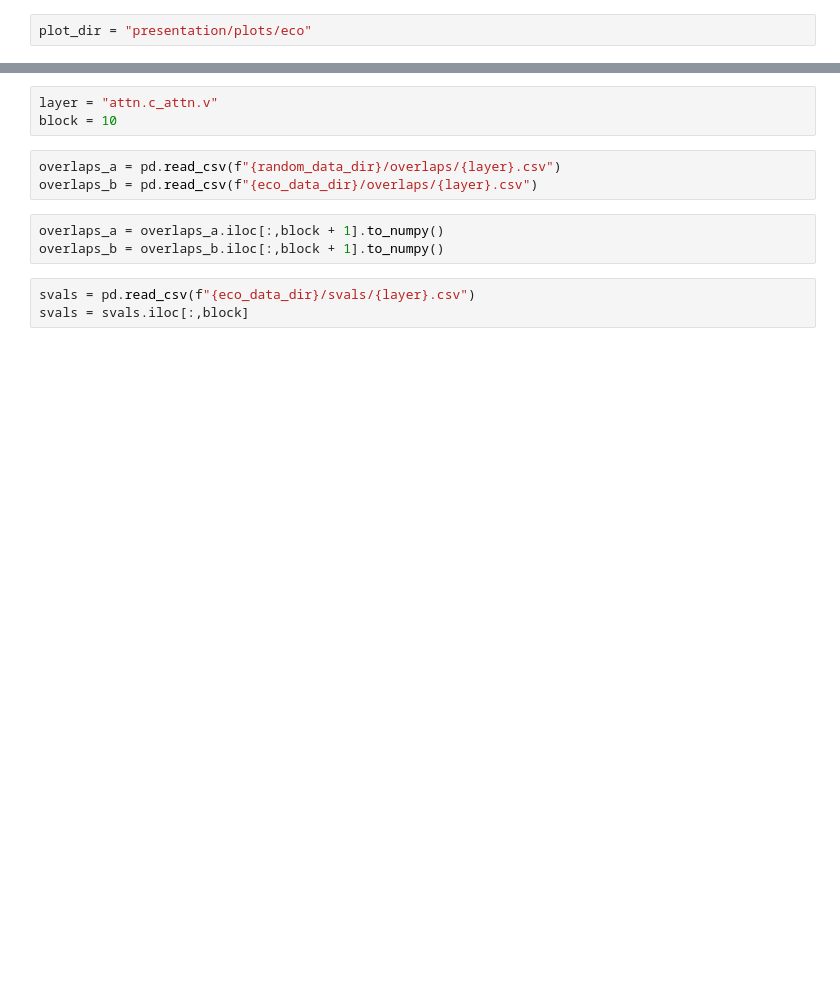
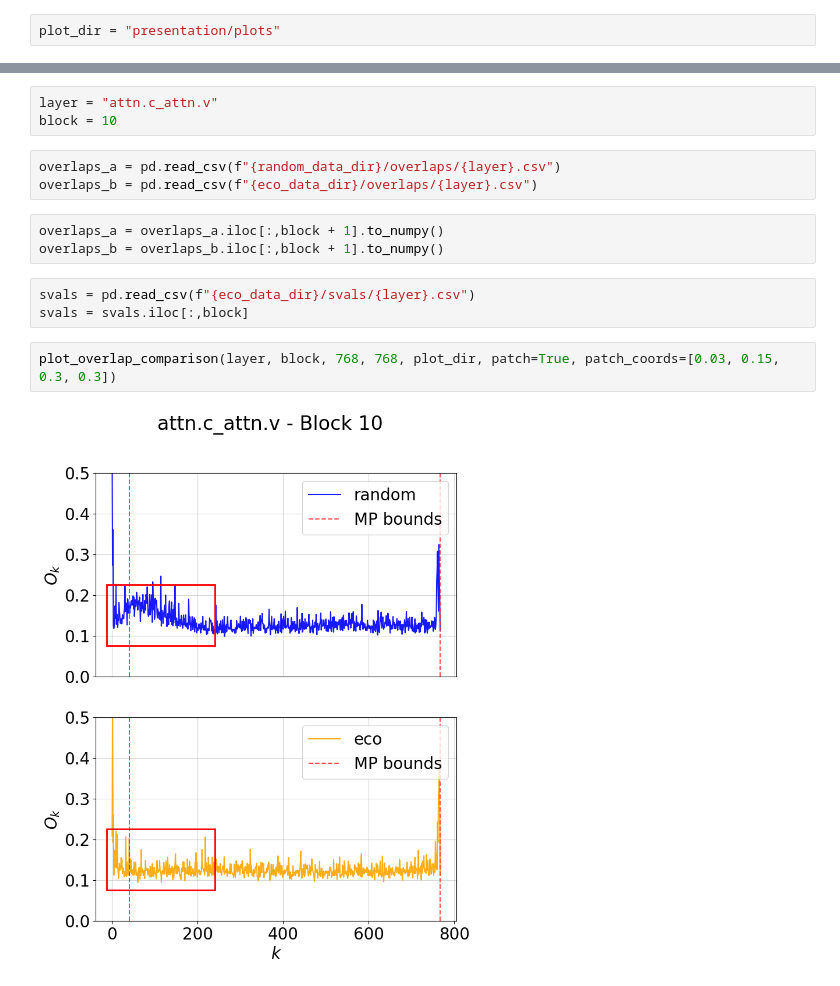
Before and after one commit to filippobezzi/transformer_geometrical_analysis, a Jupyter notebook: plotting.ipynb, the cells around one changed output, grey strips where cells are left out. Cells and saved outputs as stored; diff of their text form; blank space fills up the shorter version.

Commit message:
Added plotting methods

```diff
--- a/plotting.ipynb
+++ b/plotting.ipynb
@@ -333,4 +364,4 @@ def plot_svals_overlaps(svals, overlaps, m, n, sigma, layer, block, with_numbers
     plt.savefig(f"{saving_dir}/h.{block}.{layer}.pdf", bbox_inches="tight")
     return
 # %%
-plot_dir = "presentation/plots/eco"
+plot_dir = "presentation/plots"
@@ -349,3 +382,7 @@ overlaps_b = overlaps_b.iloc[:,block + 1].to_numpy()
 # %%
 svals = pd.read_csv(f"{eco_data_dir}/svals/{layer}.csv")
 svals = svals.iloc[:,block]
+# %%
+plot_overlap_comparison(layer, block, 768, 768, plot_dir, patch=True, patch_coords=[0.03, 0.15, 0.3, 0.3])
+# %% [output]
+[figure, added]
```
Also changed, not shown: parts of 6 cells of this notebook.
